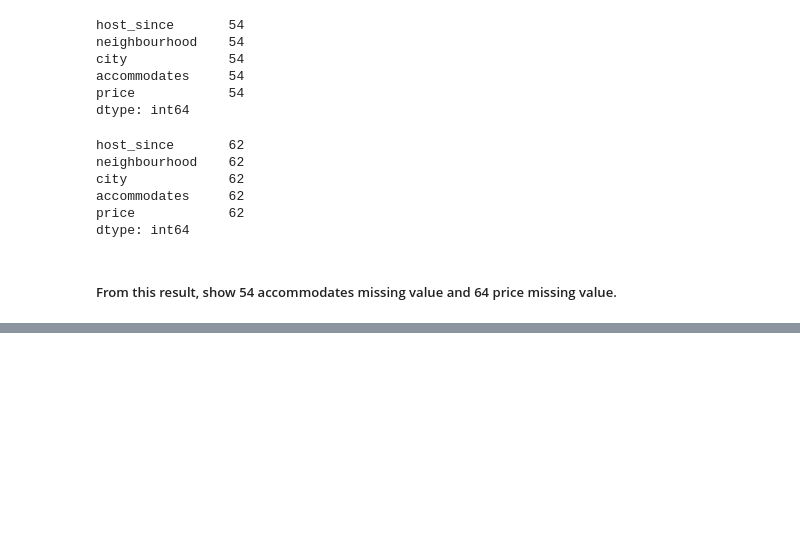
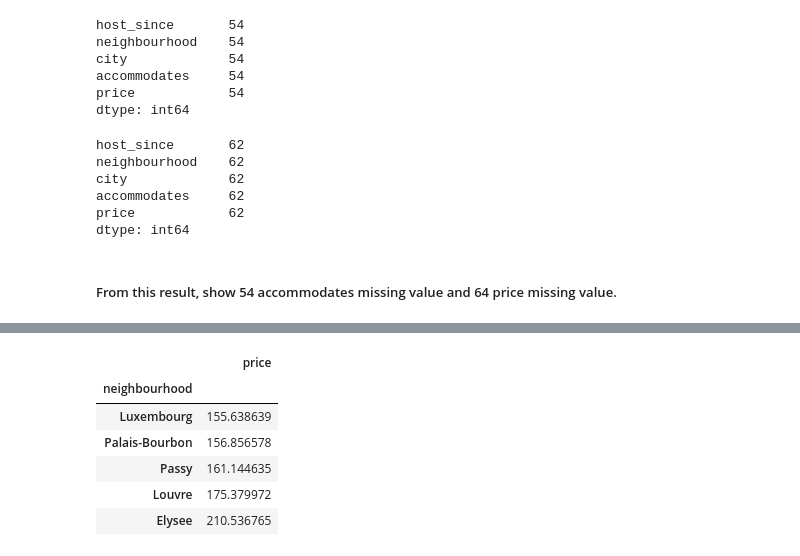
Before and after one commit to novicecoder205/Portfolio-Project-2_AirBnB-Analyze-SQL, a Jupyter notebook: AirBNB Analysis.ipynb, the cells around one changed output, grey strips where cells are left out. Drawn from its saved outputs; the diff is of its cells as text; code cells hidden in the pictures; blank space fills up the shorter version.

```diff
--- a/AirBNB Analysis.ipynb
+++ b/AirBNB Analysis.ipynb
@@ -121,0 +165,10 @@ dtype: int64
+# %%
+paris_Listings_neighbourhood.tail()
+# %% [output]
+|  | price |
+| neighbourhood |  |
+| Luxembourg | 155.638639 |
+| Palais-Bourbon | 156.856578 |
+| Passy | 161.144635 |
+| Louvre | 175.379972 |
+| Elysee | 210.536765 |
```
Also changed, not shown: parts of 8 cells of this notebook.
